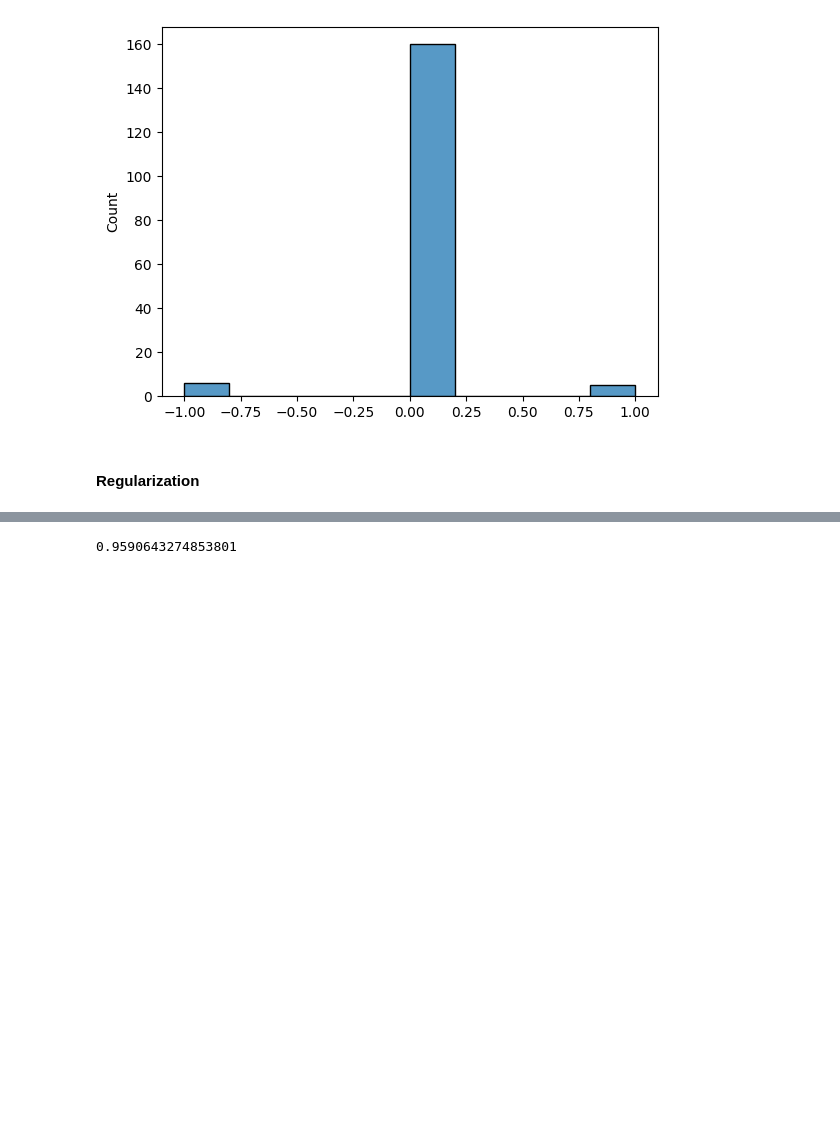
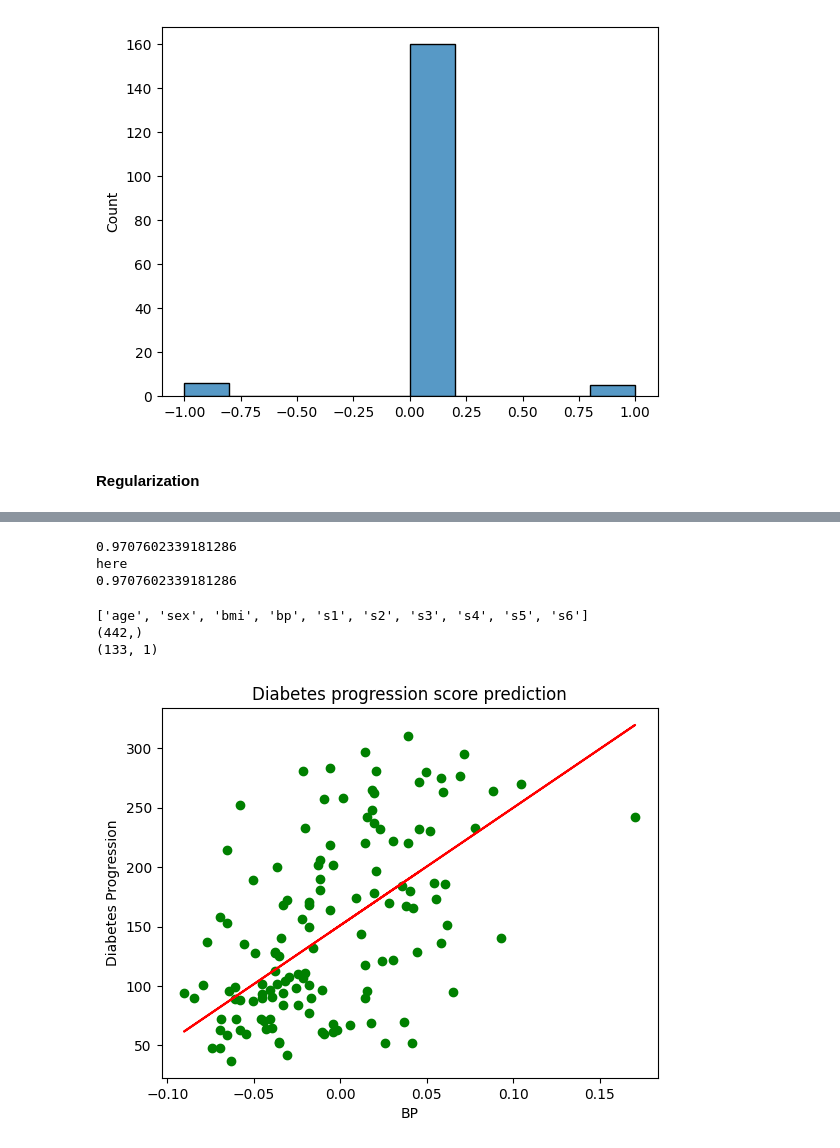
Before and after one commit to mayukh-chr/Academics, a Jupyter notebook: 5th sem/ML lab/midsem/midterm.ipynb, the cells around one changed output, grey strips where cells are left out. Saved outputs shown, nothing was run; the diff lists cells and outputs as text; code cells hidden in the pictures; blank space fills up the shorter version.

```diff
--- a/5th sem/ML lab/midsem/midterm.ipynb
+++ b/5th sem/ML lab/midsem/midterm.ipynb
@@ -290,7 +318,45 @@ from sklearn.neural_network import MLPClassifier
 model = MLPClassifier(max_iter=1000)
 
 model.fit(x_train, y_train)
+y_pred = model.predict(x_test)
+print(model.score(x_test, y_test))
 
-model.score(x_test, y_test)
+a = accuracy_score(y_pred, y_test)
+print("here")
+print(a)
 # %% [output]
-0.9590643274853801
+0.9707602339181286
+here
+0.9707602339181286
+# %%
+from sklearn.linear_model import LinearRegression
+from sklearn.model_selection import train_test_split
+from sklearn.datasets import load_diabetes
+import matplotlib.pyplot as plt
+data=load_diabetes()
+'''print(data.target_names)
+print(data.feature_names)'''
+
+x=data.data
+y=data.target
+x=x[:,2]
+print(data.feature_names)
+X_train,X_test, y_train,y_test=train_test_split(x,y,test_size=0.3,random_state=42)
+X_train=X_train.reshape(-1,1)
+X_test=X_test.reshape(-1,1)
+print(X_test.shape)
+model=LinearRegression()
+model.fit(X_train,y_train)
+y_pred=model.predict(X_test)
+
+plt.title("Diabetes progression score prediction")
+plt.scatter(X_test,y_test,color='g')
+plt.plot(X_test,y_pred,color='r')
+plt.xlabel("BP")
+plt.ylabel("Diabetes Progression")
+plt.show()
+# %% [output]
+['age', 'sex', 'bmi', 'bp', 's1', 's2', 's3', 's4', 's5', 's6']
+(442,)
+(133, 1)
+[figure, added]
```
Also changed, not shown: parts of 7 cells of this notebook, 22 other files.
